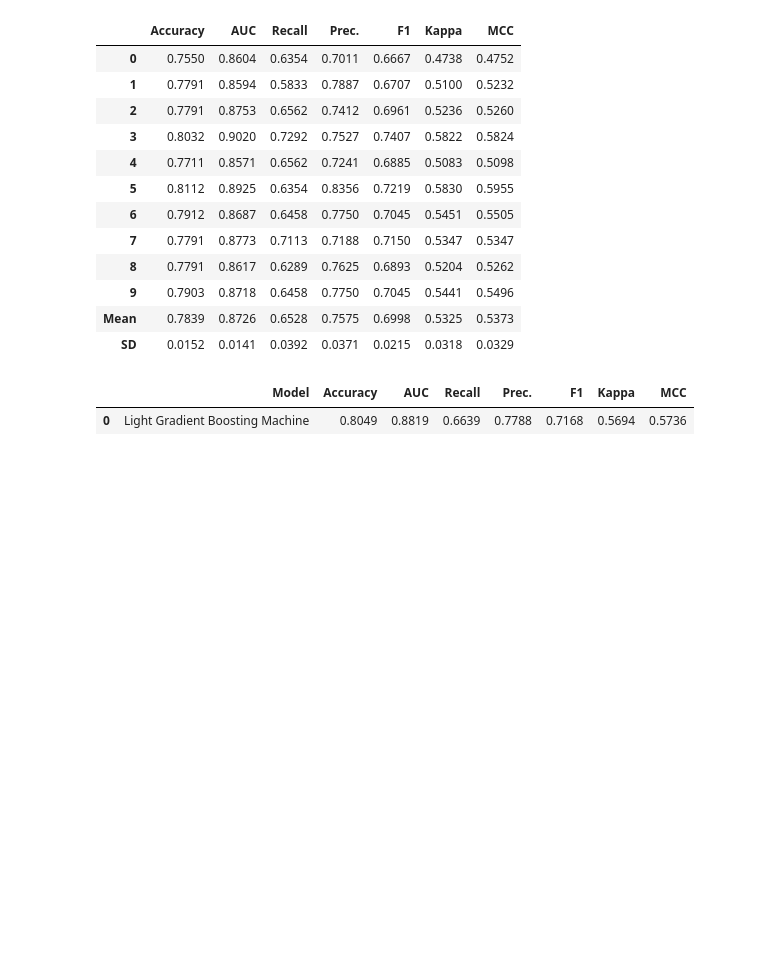
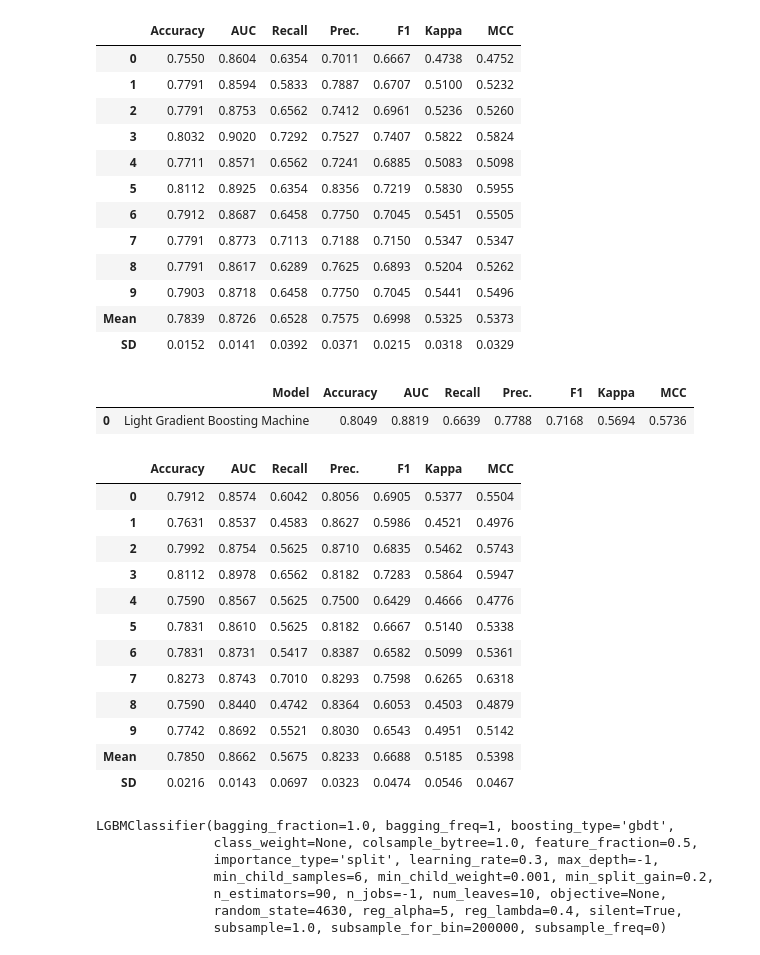
Before and after one commit to gyana-ranjan-dash/water-potability, a Jupyter notebook: water_probability.ipynb, the cells around one changed output. Cells and saved outputs as stored; diff of their text form; code cells hidden in the pictures; blank space fills up the shorter version.

```diff
--- a/water_probability.ipynb
+++ b/water_probability.ipynb
@@ -278,0 +277,23 @@ result = predict_model(GBM)
+# %%
+tune_model(GBM, optimize = 'AUC')
+# %% [output]
+|  | Accuracy | AUC | Recall | Prec. | F1 | Kappa | MCC |
+| 0 | 0.7912 | 0.8574 | 0.6042 | 0.8056 | 0.6905 | 0.5377 | 0.5504 |
+| 1 | 0.7631 | 0.8537 | 0.4583 | 0.8627 | 0.5986 | 0.4521 | 0.4976 |
+| 2 | 0.7992 | 0.8754 | 0.5625 | 0.8710 | 0.6835 | 0.5462 | 0.5743 |
+| 3 | 0.8112 | 0.8978 | 0.6562 | 0.8182 | 0.7283 | 0.5864 | 0.5947 |
+| 4 | 0.7590 | 0.8567 | 0.5625 | 0.7500 | 0.6429 | 0.4666 | 0.4776 |
+| 5 | 0.7831 | 0.8610 | 0.5625 | 0.8182 | 0.6667 | 0.5140 | 0.5338 |
+| 6 | 0.7831 | 0.8731 | 0.5417 | 0.8387 | 0.6582 | 0.5099 | 0.5361 |
+| 7 | 0.8273 | 0.8743 | 0.7010 | 0.8293 | 0.7598 | 0.6265 | 0.6318 |
+| 8 | 0.7590 | 0.8440 | 0.4742 | 0.8364 | 0.6053 | 0.4503 | 0.4879 |
+| 9 | 0.7742 | 0.8692 | 0.5521 | 0.8030 | 0.6543 | 0.4951 | 0.5142 |
+| Mean | 0.7850 | 0.8662 | 0.5675 | 0.8233 | 0.6688 | 0.5185 | 0.5398 |
+| SD | 0.0216 | 0.0143 | 0.0697 | 0.0323 | 0.0474 | 0.0546 | 0.0467 |
+LGBMClassifier(bagging_fraction=1.0, bagging_freq=1, boosting_type='gbdt',
+               class_weight=None, colsample_bytree=1.0, feature_fraction=0.5,
+               importance_type='split', learning_rate=0.3, max_depth=-1,
+               min_child_samples=6, min_child_weight=0.001, min_split_gain=0.2,
+               n_estimators=90, n_jobs=-1, num_leaves=10, objective=None,
+               random_state=4630, reg_alpha=5, reg_lambda=0.4, silent=True,
+               subsample=1.0, subsample_for_bin=200000, subsample_freq=0)
```
Also changed, not shown: parts of 1 cell of this notebook.
